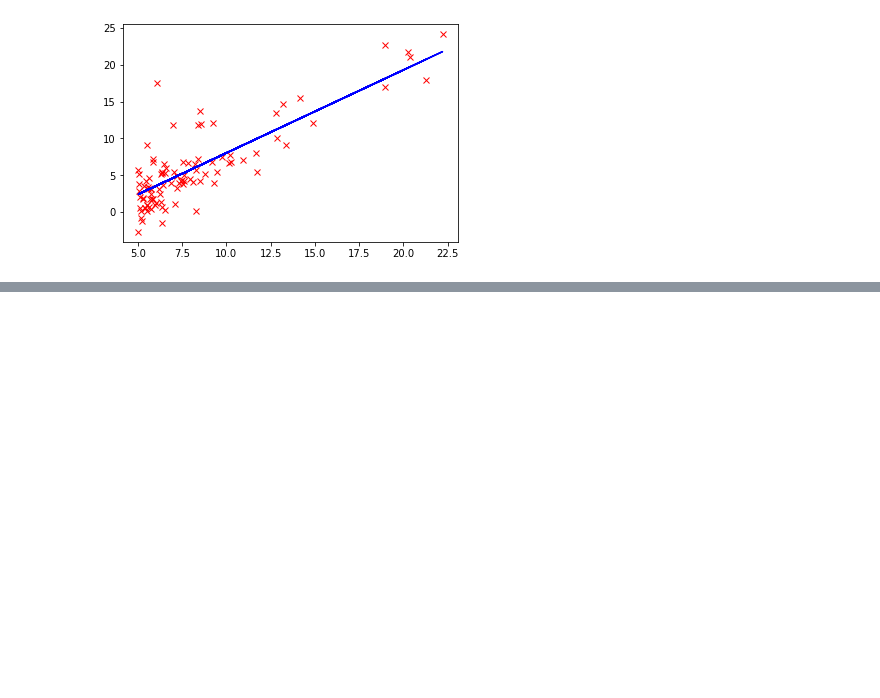
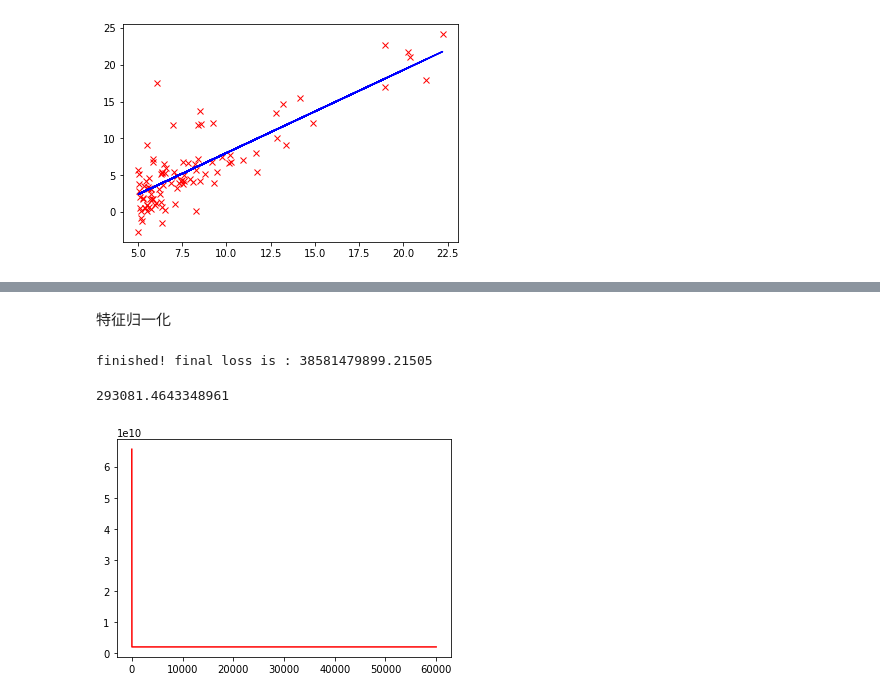
Before and after one commit to youthhou1992/ExerciseML, a Jupyter notebook: ex1.ipynb, the cells around one changed output, grey strips where cells are left out. Cells and saved outputs as stored; diff of their text form; code cells hidden in the pictures; blank space fills up the shorter version.

```diff
--- a/ex1.ipynb
+++ b/ex1.ipynb
@@ -34,23 +61,3 @@ def criterion(pred, lbl):
-# %%
-def gradientDescent(max_iter, lr=0.001):
-    losses = []
-    #input:x, y
-    #init weights
-    w, b = np.zeros(2)
-    for i in range(max_iter):
-        #compute cost
-        pred = forward(w, b ,x)
-#         print('pred:',pred)
-        loss = criterion(pred, y)
-#         print('loss:',loss)
-        losses.append(loss)
-        dw = np.mean((pred-y)*x)
-        db = np.mean(pred-y)
-
-        w -= lr * dw
-        b -= lr * db
-    print("finished! final loss is :", loss)
-    return losses, w, b
 # %%
 #学习率
 lr = 0.01
@@ -78,0 +95,2 @@ plt.show()
+# %% [markdown]
+特征归一化
@@ -78,0 +108,18 @@ plt.show()
+# %%
+lr = 1
+epoch=60000
+wts, loss = gradientDescent(epoch, lr)
+# %% [output]
+finished! final loss is : 38581479899.21505
+# %%
+ytest = np.array([1650.,3.])
+xt = (ytest - mean)/std
+xt = np.insert(xt,0,1)
+multi_forward(weght, xt)
+# %% [output]
+293081.4643348961
+# %%
+plt.plot(range(len(loss)), loss, 'r-')
+plt.show()
+# %% [output]
+[figure, added]
```
Also changed, not shown: parts of 16 cells of this notebook.
